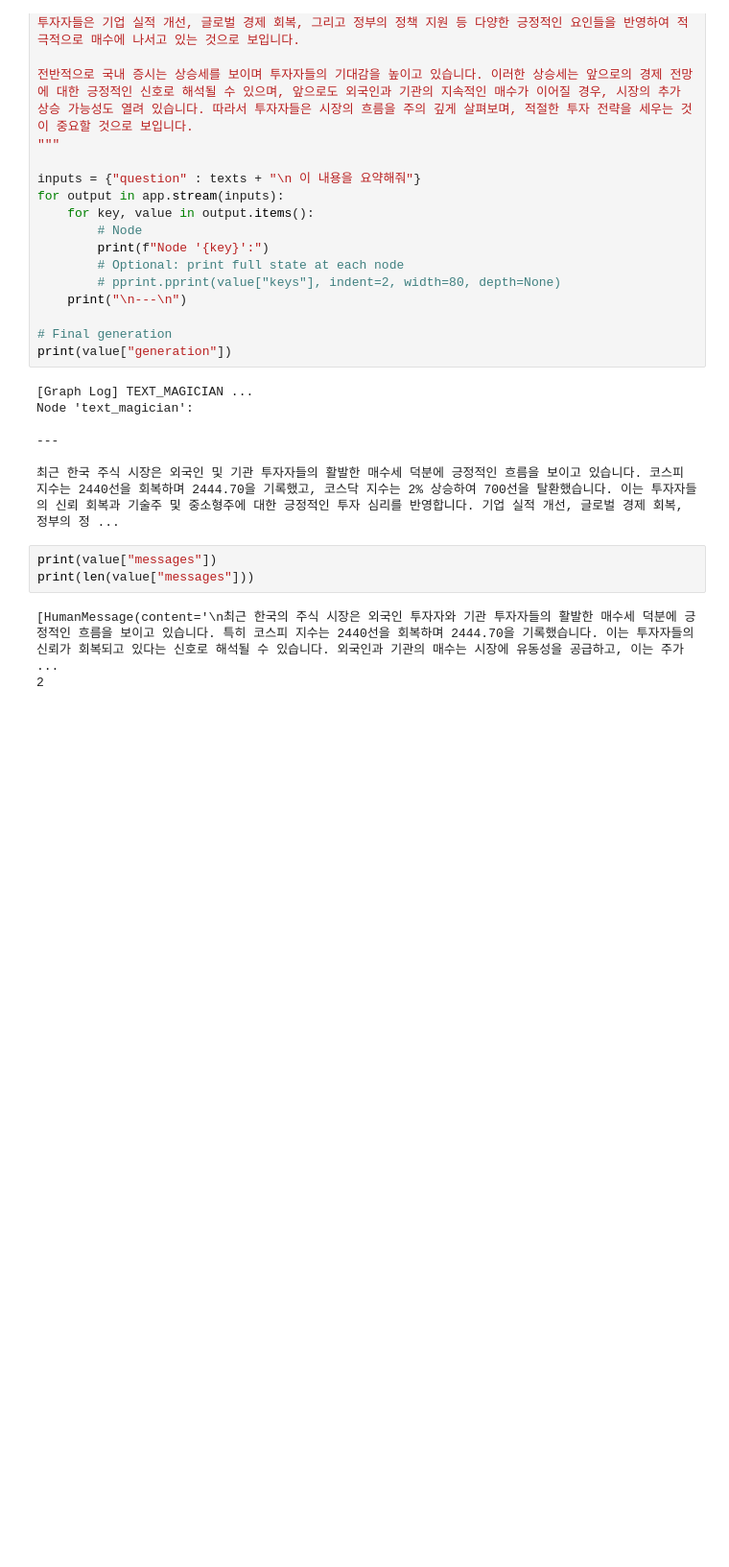
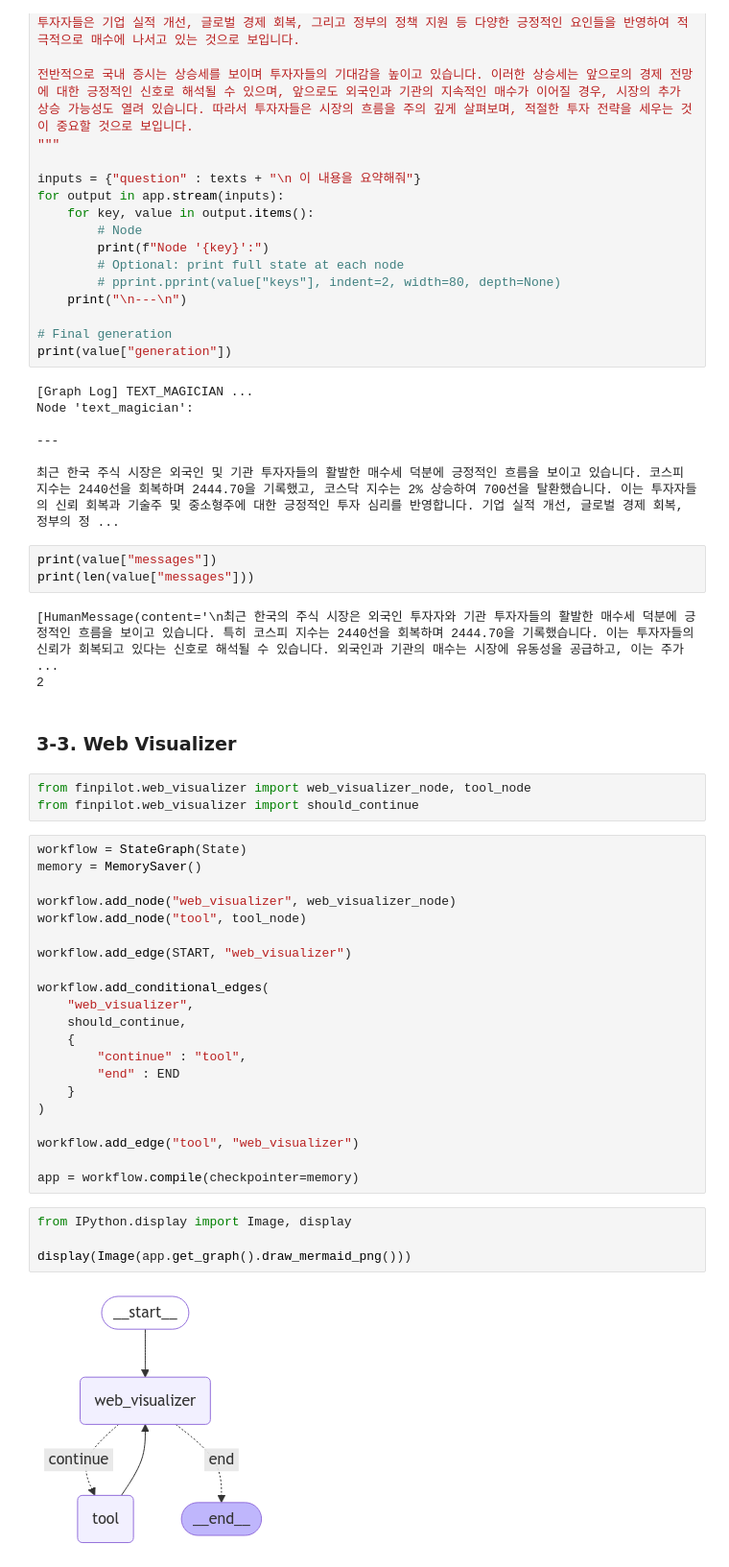
Before and after one commit to greatsangho/SKN05-FINAL-3TEAM, a Jupyter notebook: model/merge_process.ipynb, the cells around one changed output. Shown at 96% size. Cells and saved outputs as stored; diff of their text form; blank space fills up the shorter version.

```diff
--- a/model/merge_process.ipynb
+++ b/model/merge_process.ipynb
@@ -265,3 +244,35 @@ print(len(value["messages"]))
 # %% [output]
 [HumanMessage(content='\n최근 한국의 주식 시장은 외국인 투자자와 기관 투자자들의 활발한 매수세 덕분에 긍정적인 흐름을 보이고 있습니다. 특히 코스피 지수는 2440선을 회복하며 2444.70을 기록했습니다. 이는 투자자들의 신뢰가 회복되고 있다는 신호로 해석될 수 있습니다. 외국인과 기관의 매수는 시장에 유동성을 공급하고, 이는 주가  ...
 2
+# %% [markdown]
+### 3-3. Web Visualizer
+# %%
+from finpilot.web_visualizer import web_visualizer_node, tool_node
+from finpilot.web_visualizer import should_continue
+# %%
+workflow = StateGraph(State)
+memory = MemorySaver()
+
+workflow.add_node("web_visualizer", web_visualizer_node)
+workflow.add_node("tool", tool_node)
+
+workflow.add_edge(START, "web_visualizer")
+
+workflow.add_conditional_edges(
+    "web_visualizer",
+    should_continue,
+    {
+        "continue" : "tool",
+        "end" : END
+    }
+)
+
+workflow.add_edge("tool", "web_visualizer")
+
+app = workflow.compile(checkpointer=memory)
+# %%
+from IPython.display import Image, display
+
+display(Image(app.get_graph().draw_mermaid_png()))
+# %% [output]
+[figure, added]
```
Also changed, not shown: parts of 15 cells of this notebook, 11 other files.
